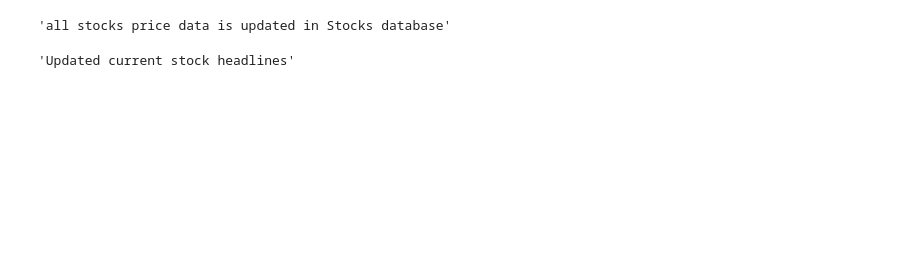
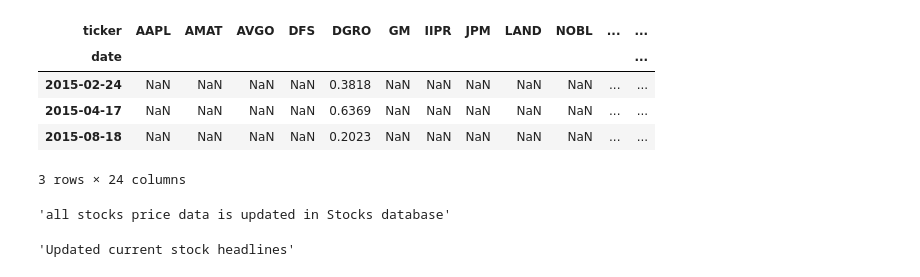
Before and after one commit to Sahand-J/sentiment_analysis_stock_market, a Jupyter notebook: final_outline_sentiment.ipynb, the cells around one changed output. Cells and saved outputs as stored; diff of their text form; code cells hidden in the pictures; blank space fills up the shorter version.

```diff
--- a/final_outline_sentiment.ipynb
+++ b/final_outline_sentiment.ipynb
@@ -126,12 +129,12 @@ all_sentiment_df.head()
 # %%
-def all_stocks_and_senti_df(ticker_newsheadline_dict):
+def all_stocks_and_senti_df(ticker_headline_dict):
+
+    """
+    Inputs dict from stock_headline_scraper_dict()
+    @return(dataframe): df of all stocks in portfolio, and their available senti score per days
     """
 
-    @return(dataframe): df of portfolio stocks, and their available senti score for all days
-    """
-
-    all_sentiment_df = stock_sentiment_df(ticker_newsheadline_dict)
-
+    all_sentiment_df = stock_sentiment_df(ticker_headline_dict)
     mean_df = all_sentiment_df.groupby(['ticker','date']).mean()
     mean_df = mean_df.unstack()
     mean_df = mean_df.xs(key='comp_score',axis = 1).transpose()
@@ -144,3 +143,13 @@ total_df = all_stocks_and_senti_df(ticker_newsheadline_dict)
+# %%
+total_df = all_stocks_and_senti_df(ticker_headline_dict)
+total_df.head(3)
+# %% [output]
+| ticker | AAPL | AMAT | AVGO | DFS | DGRO | GM | IIPR | JPM | LAND | NOBL | ... | ... |
+| date |  |  |  |  |  |  |  |  |  |  |  | ... |
+| 2015-02-24 | NaN | NaN | NaN | NaN | 0.3818 | NaN | NaN | NaN | NaN | NaN | ... | ... |
+| 2015-04-17 | NaN | NaN | NaN | NaN | 0.6369 | NaN | NaN | NaN | NaN | NaN | ... | ... |
+| 2015-08-18 | NaN | NaN | NaN | NaN | 0.2023 | NaN | NaN | NaN | NaN | NaN | ... | ... |
+3 rows × 24 columns
 # %%
 def stock_prices_dict(ticker_list):
 
```
Also changed, not shown: parts of 23 cells of this notebook.
